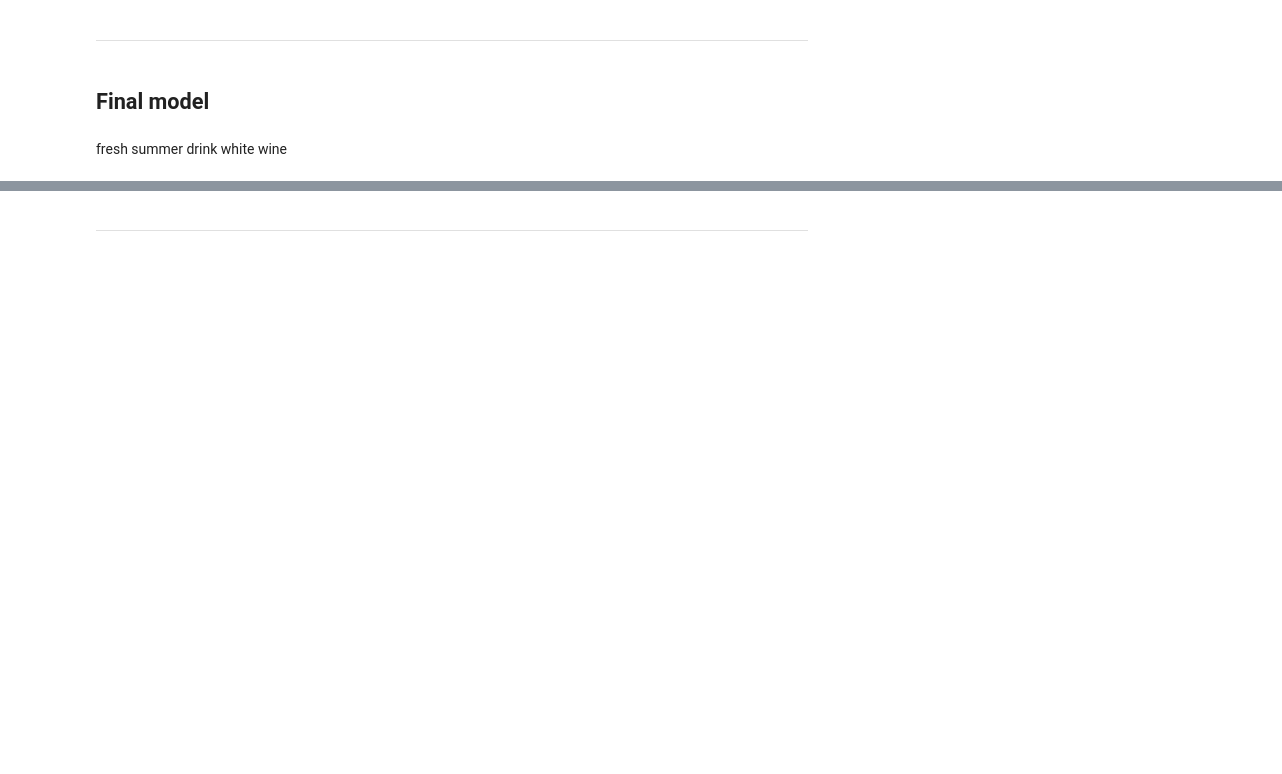
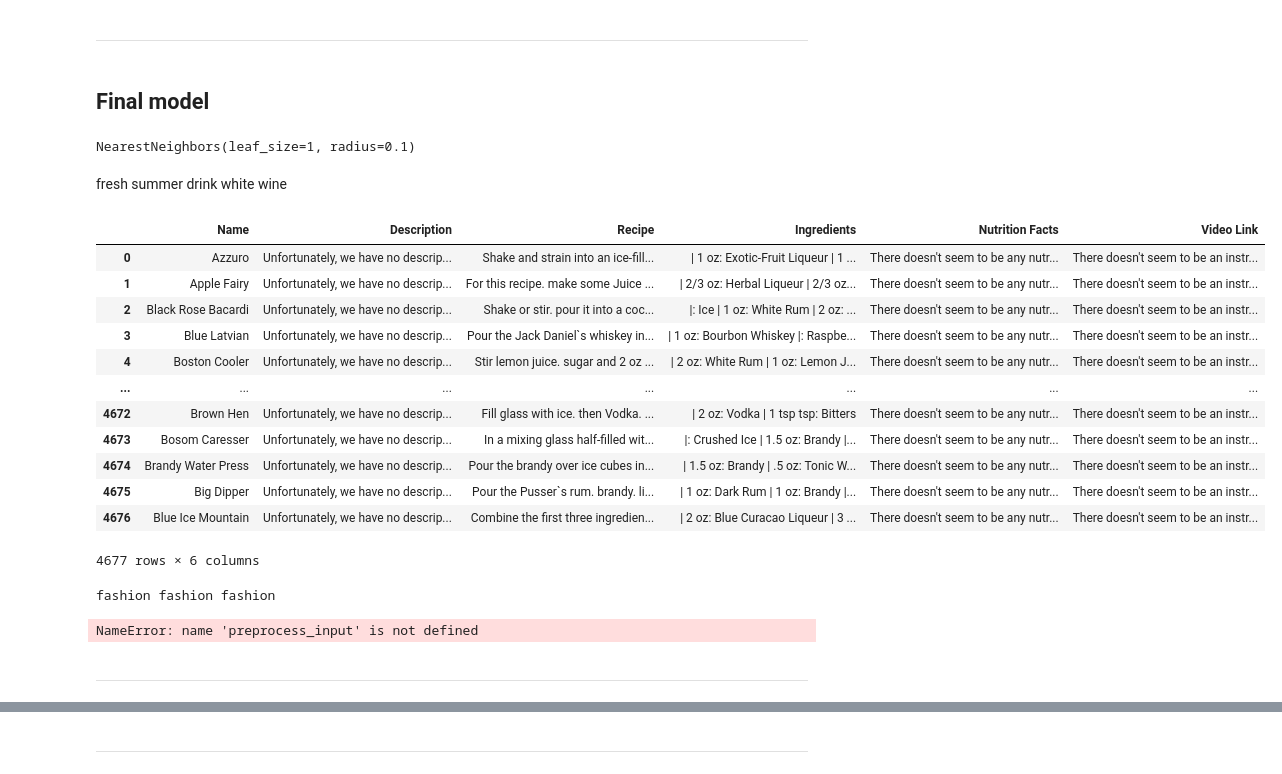
Before and after one commit to Lucien-Stephane-Ld/certification-project-DAFT410, a Jupyter notebook: ml_model_1B.ipynb, the cells around one changed output, grey strips where cells are left out. Saved outputs shown, nothing was run; the diff lists cells and outputs as text; code cells hidden in the pictures; blank space fills up the shorter version.

Commit message:
cleaned folder model 1 + 1B = OK

```diff
--- a/ml_model_1B.ipynb
+++ b/ml_model_1B.ipynb
@@ -227,7 +444,26 @@ final_model = NearestNeighbors(n_neighbors=5, algorithm='auto' , leaf_size= 20 ,
 # %%
-final_model.fit(X,y)
+final_model.fit(X.values,y.values)
+# %% [output]
+NearestNeighbors(leaf_size=1, radius=0.1)
 # %% [markdown]
 fresh summer drink white wine
+# %%
+results_df = pd.read_csv('./CSVs/return_info_ctl.csv', sep=',')
+results_df
+# %% [output]
+|  | Name | Description | Recipe | Ingredients | Nutrition Facts | Video Link |
+| 0 | Azzuro | Unfortunately, we have no descrip... | Shake and strain into an ice-fill... | | 1 oz: Exotic-Fruit Liqueur | 1 ... | There doesn't seem to be any nutr... | There doesn't seem to be an instr... |
+| 1 | Apple Fairy | Unfortunately, we have no descrip... | For this recipe. make some Juice ... | | 2/3 oz: Herbal Liqueur | 2/3 oz... | There doesn't seem to be any nutr... | There doesn't seem to be an instr... |
+| 2 | Black Rose Bacardi | Unfortunately, we have no descrip... | Shake or stir. pour it into a coc... | |: Ice | 1 oz: White Rum | 2 oz: ... | There doesn't seem to be any nutr... | There doesn't seem to be an instr... |
+| 3 | Blue Latvian | Unfortunately, we have no descrip... | Pour the Jack Daniel`s whiskey in... | | 1 oz: Bourbon Whiskey |: Raspbe... | There doesn't seem to be any nutr... | There doesn't seem to be an instr... |
+| 4 | Boston Cooler | Unfortunately, we have no descrip... | Stir lemon juice. sugar and 2 oz ... | | 2 oz: White Rum | 1 oz: Lemon J... | There doesn't seem to be any nutr... | There doesn't seem to be an instr... |
+| ... | ... | ... | ... | ... | ... | ... |
+| 4672 | Brown Hen | Unfortunately, we have no descrip... | Fill glass with ice. then Vodka. ... | | 2 oz: Vodka | 1 tsp tsp: Bitters | There doesn't seem to be any nutr... | There doesn't seem to be an instr... |
+| 4673 | Bosom Caresser | Unfortunately, we have no descrip... | In a mixing glass half-filled wit... | |: Crushed Ice | 1.5 oz: Brandy |... | There doesn't seem to be any nutr... | There doesn't seem to be an instr... |
+| 4674 | Brandy Water Press | Unfortunately, we have no descrip... | Pour the brandy over ice cubes in... | | 1.5 oz: Brandy | .5 oz: Tonic W... | There doesn't seem to be any nutr... | There doesn't seem to be an instr... |
+| 4675 | Big Dipper | Unfortunately, we have no descrip... | Pour the Pusser`s rum. brandy. li... | | 1 oz: Dark Rum | 1 oz: Brandy |... | There doesn't seem to be any nutr... | There doesn't seem to be an instr... |
+| 4676 | Blue Ice Mountain | Unfortunately, we have no descrip... | Combine the first three ingredien... | | 2 oz: Blue Curacao Liqueur | 3 ... | There doesn't seem to be any nutr... | There doesn't seem to be an instr... |
+4677 rows × 6 columns
 # %%
 # One cell algorithm
 
@@ -242,6 +478,13 @@ similar_cocktails = y_train.iloc[indices[0]].values
 recommended_ing = []
 print("Recommended cocktails:")
 
-results_df = return_info_df.loc[return_info_df['Name'].isin(similar_cocktails)]
+results_df = pd.read_csv('./CSVs/return_info_ctl.csv', sep=',')
+
+results_df = results_df.loc[results_df['Name'].isin(similar_cocktails)]
 results_df
+# %% [output]
+fashion fashion fashion
+NameError: name 'preprocess_input' is not defined
+# %% [markdown]
+__________________________________________
 # %% [markdown]
```
Also changed, not shown: parts of 47 cells of this notebook, 2 other files.
